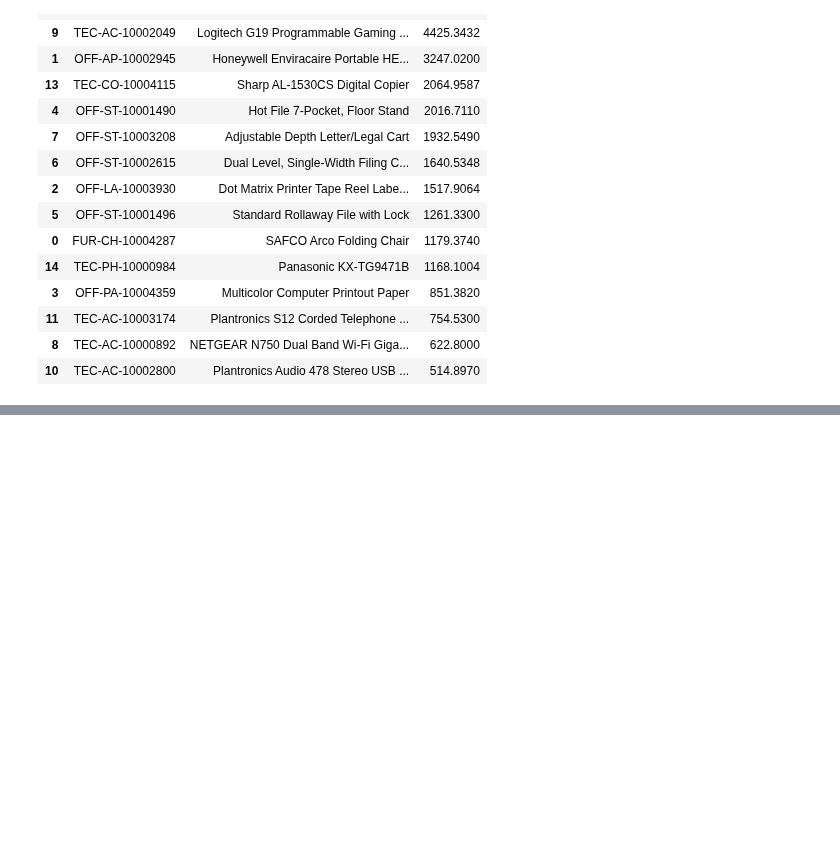
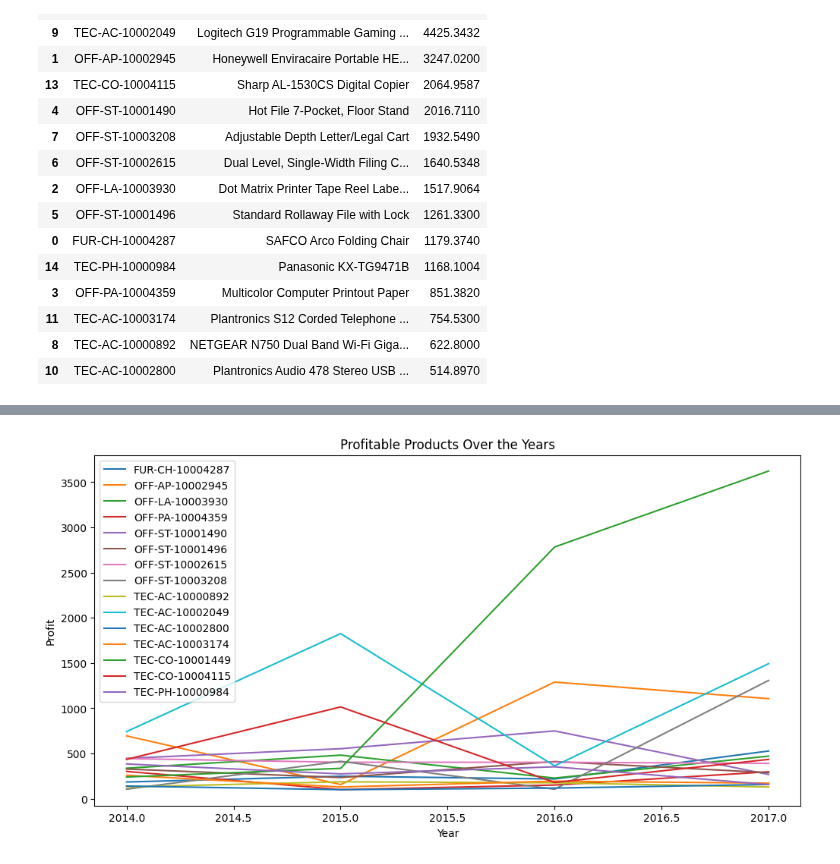
Before and after one commit to Dilcia19/superstore, a Jupyter notebook: notebooks/analysis_in_py.ipynb, the cells around one changed output, grey strips where cells are left out. Cells and saved outputs as stored; diff of their text form; code cells hidden in the pictures; blank space fills up the shorter version.

Commit message:
added chart

```diff
--- a/notebooks/analysis_in_py.ipynb
+++ b/notebooks/analysis_in_py.ipynb
@@ -554,3 +554,9 @@ quantile_90_products_gp
 | 11 | TEC-AC-10003174 | Plantronics S12 Corded Telephone ... | 754.5300 |
 | 8 | TEC-AC-10000892 | NETGEAR N750 Dual Band Wi-Fi Giga... | 622.8000 |
 | 10 | TEC-AC-10002800 | Plantronics Audio 478 Stereo USB ... | 514.8970 |
+# %%
+quantile_90_products_gp_ls = list(quantile_90_products_gp['product_id'].unique())
+quantile_90_yearly = store_records[store_records['product_id'].isin(quantile_90_products_gp_ls)]
+quantile_90_yearly = quantile_90_yearly[['product_id','year','profit']].groupby(['product_id','year']).agg({'profit':'sum'}).reset_index()
+quantile_90_yearly_pv = pd.pivot_table(quantile_90_yearly, index='year', columns='product_id', values='profit').reset_index()
+quantile_90_yearly_pv
@@ -556,0 +571,15 @@ quantile_90_products_gp
+# %%
+# consistently profitable products over the years chart
+
+import matplotlib.pyplot as plt
+
+plt.figure(figsize=(12,6))
+for column in quantile_90_yearly_pv.columns[1:]:
+    plt.plot(quantile_90_yearly_pv['year'], quantile_90_yearly_pv[column], label=column)
+plt.title('Profitable Products Over the Years')
+plt.xlabel('Year')
+plt.ylabel('Profit')
+plt.legend()
+plt.show()
+# %% [output]
+[figure, added]
```
Also changed, not shown: parts of 1 cell of this notebook.
